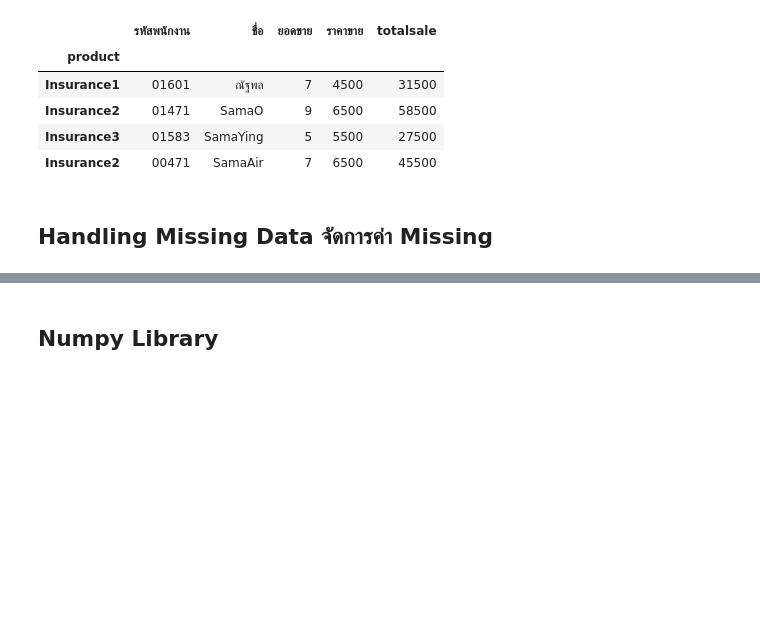
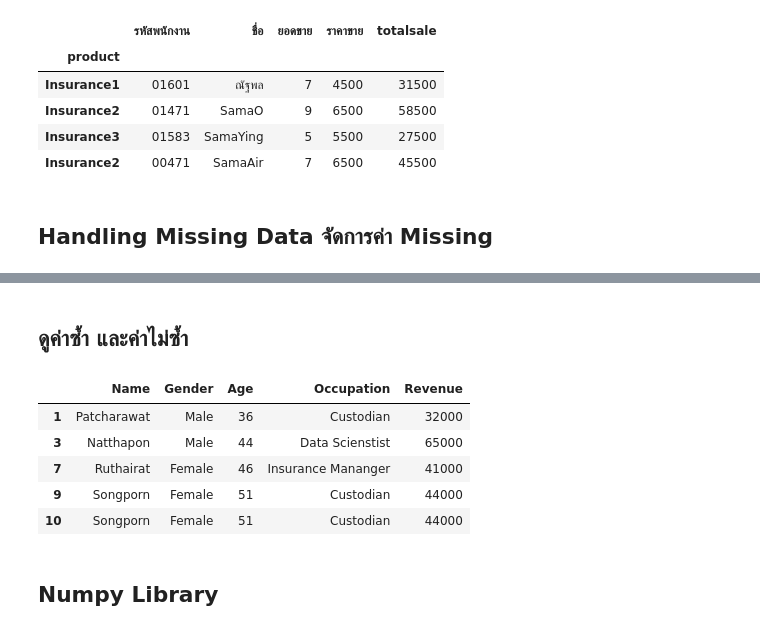
Before and after one commit to Natthapon-Sangshu/Git-DataScience, a Jupyter notebook: Pandas train.ipynb, the cells around one changed output, grey strips where cells are left out. Drawn from its saved outputs; the diff is of its cells as text; code cells hidden in the pictures; blank space fills up the shorter version.

```diff
--- a/Pandas train.ipynb
+++ b/Pandas train.ipynb
@@ -393,2 +447,21 @@ df5.head(8)
+# %% [markdown]
+## ดูค่าซ้ำ และค่าไม่ซ้ำ
 # %%
-df5[df5.duplicated()]
+import pandas as pd
+Dupdata = pd.read_excel(r'D:\Data pandas - test.xlsx',sheet_name = 'Dupplicate')
+
+## ดูค่าซ้ำ
+Dupdata[Dupdata.duplicated()]
+
+## ดูค่าไม่ซ้ำใช้ not เครื่องหมาย ~
+## Dupdata[~ Dupdata.duplicated()]
+
+## ค่าไม่ซ้ำเฉพาะ column ใช้ .unique
+## Dupdata['Name'].unique()
+# %% [output]
+|  | Name | Gender | Age | Occupation | Revenue |
+| 1 | Patcharawat | Male | 36 | Custodian | 32000 |
+| 3 | Natthapon | Male | 44 | Data Scienstist | 65000 |
+| 7 | Ruthairat | Female | 46 | Insurance Mananger | 41000 |
+| 9 | Songporn | Female | 51 | Custodian | 44000 |
+| 10 | Songporn | Female | 51 | Custodian | 44000 |
```
Also changed, not shown: parts of 12 cells of this notebook.
